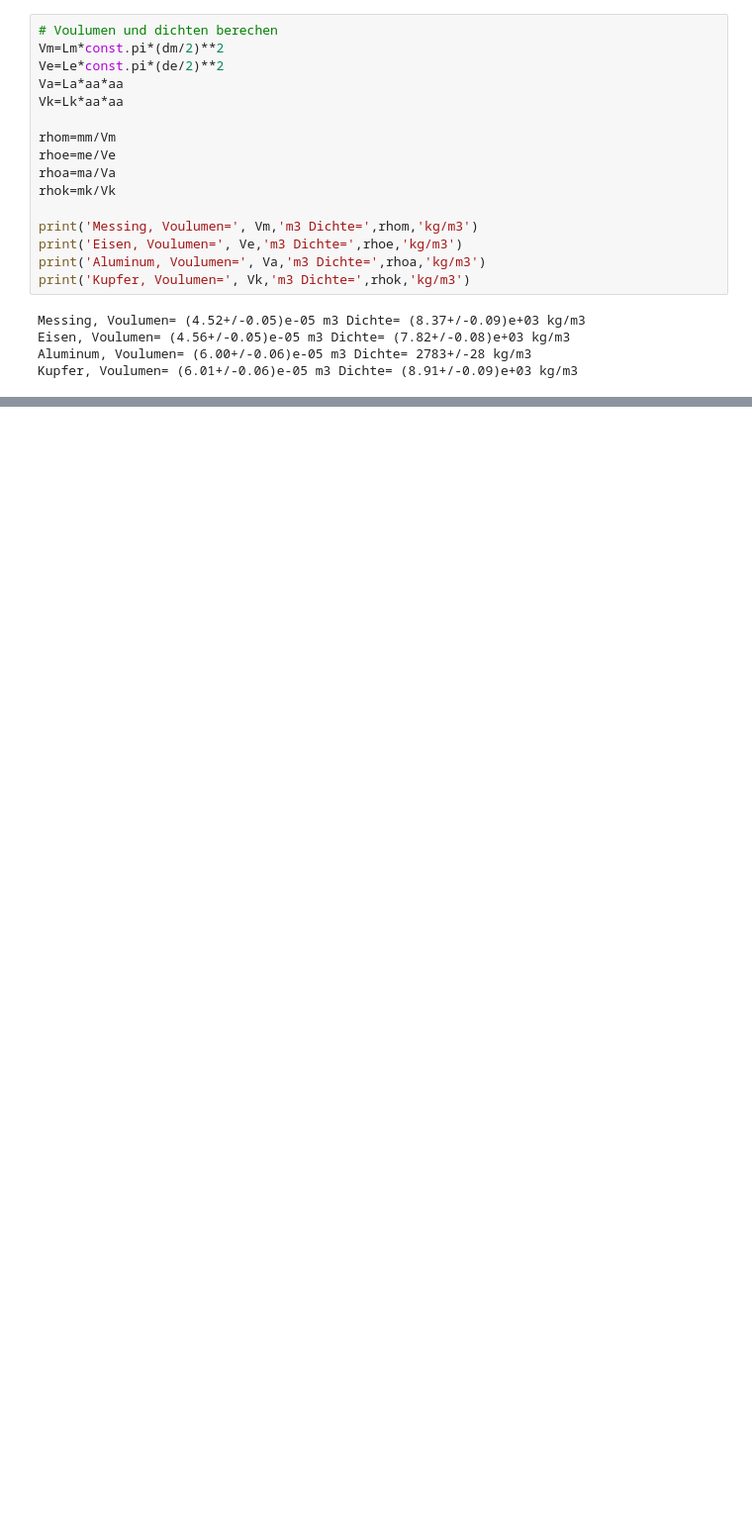
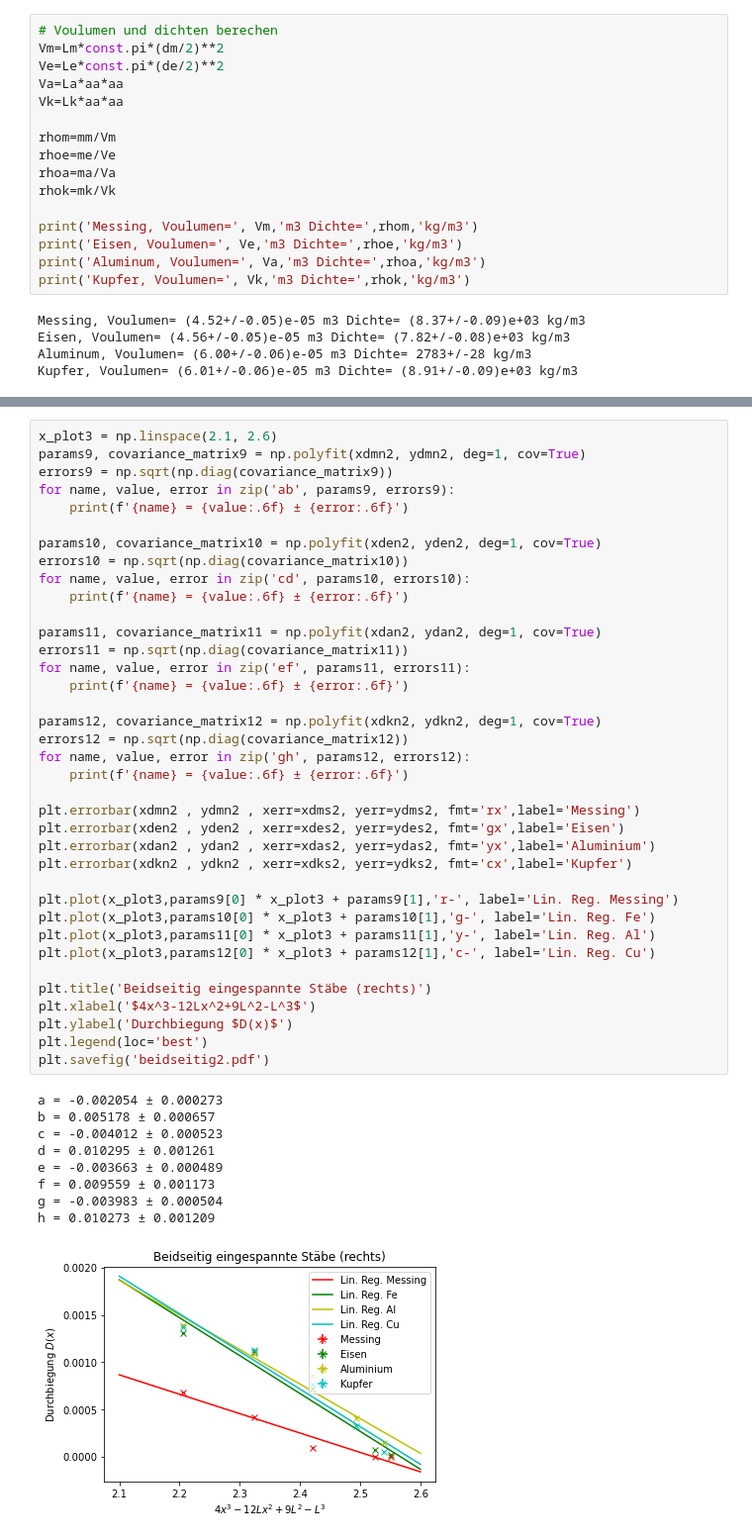
Before and after one commit to JackDO1998/Praktikum, a Jupyter notebook: BiegungElastischerStaebe/staebe.ipynb, the cells around one changed output, grey strips where cells are left out. Shown at 99% size. Saved outputs shown, nothing was run; the diff lists cells and outputs as text; blank space fills up the shorter version.

```diff
--- a/BiegungElastischerStaebe/staebe.ipynb
+++ b/BiegungElastischerStaebe/staebe.ipynb
@@ -139,0 +430,47 @@ Kupfer, Voulumen= (6.01+/-0.06)e-05 m3 Dichte= (8.91+/-0.09)e+03 kg/m3
+# %%
+x_plot3 = np.linspace(2.1, 2.6)
+params9, covariance_matrix9 = np.polyfit(xdmn2, ydmn2, deg=1, cov=True)
+errors9 = np.sqrt(np.diag(covariance_matrix9))
+for name, value, error in zip('ab', params9, errors9):
+    print(f'{name} = {value:.6f} ± {error:.6f}')
+
+params10, covariance_matrix10 = np.polyfit(xden2, yden2, deg=1, cov=True)
+errors10 = np.sqrt(np.diag(covariance_matrix10))
+for name, value, error in zip('cd', params10, errors10):
+    print(f'{name} = {value:.6f} ± {error:.6f}')
+
+params11, covariance_matrix11 = np.polyfit(xdan2, ydan2, deg=1, cov=True)
+errors11 = np.sqrt(np.diag(covariance_matrix11))
+for name, value, error in zip('ef', params11, errors11):
+    print(f'{name} = {value:.6f} ± {error:.6f}')
+
+params12, covariance_matrix12 = np.polyfit(xdkn2, ydkn2, deg=1, cov=True)
+errors12 = np.sqrt(np.diag(covariance_matrix12))
+for name, value, error in zip('gh', params12, errors12):
+    print(f'{name} = {value:.6f} ± {error:.6f}')
+
+plt.errorbar(xdmn2 , ydmn2 , xerr=xdms2, yerr=ydms2, fmt='rx',label='Messing')
+plt.errorbar(xden2 , yden2 , xerr=xdes2, yerr=ydes2, fmt='gx',label='Eisen')
+plt.errorbar(xdan2 , ydan2 , xerr=xdas2, yerr=ydas2, fmt='yx',label='Aluminium')
+plt.errorbar(xdkn2 , ydkn2 , xerr=xdks2, yerr=ydks2, fmt='cx',label='Kupfer')
+
+plt.plot(x_plot3,params9[0] * x_plot3 + params9[1],'r-', label='Lin. Reg. Messing')
+plt.plot(x_plot3,params10[0] * x_plot3 + params10[1],'g-', label='Lin. Reg. Fe')
+plt.plot(x_plot3,params11[0] * x_plot3 + params11[1],'y-', label='Lin. Reg. Al')
+plt.plot(x_plot3,params12[0] * x_plot3 + params12[1],'c-', label='Lin. Reg. Cu')
+
+plt.title('Beidseitig eingespannte Stäbe (rechts)')
+plt.xlabel('$4x^3-12Lx^2+9L^2-L^3$')
+plt.ylabel('Durchbiegung $D(x)$')
+plt.legend(loc='best')
+plt.savefig('beidseitig2.pdf')
+# %% [output]
+a = -0.002054 ± 0.000273
+b = 0.005178 ± 0.000657
+c = -0.004012 ± 0.000523
+d = 0.010295 ± 0.001261
+e = -0.003663 ± 0.000489
+f = 0.009559 ± 0.001173
+g = -0.003983 ± 0.000504
+h = 0.010273 ± 0.001209
+[figure, added]
```
Also changed, not shown: parts of 7 cells of this notebook, 22 other files.
